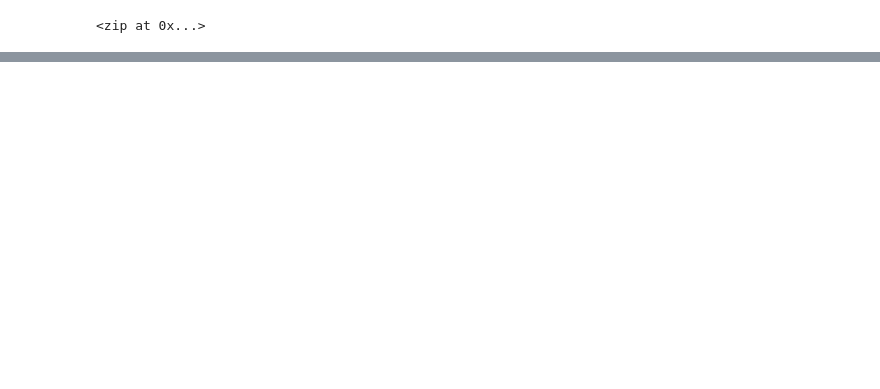
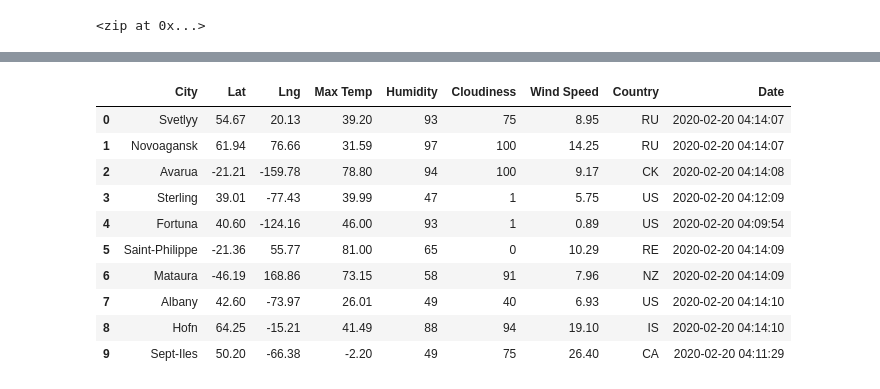
Before and after one commit to Franceskling/World_Weather_Analysis-, a Jupyter notebook: WeatherPy.ipynb, the cells around one changed output, grey strips where cells are left out. Cells and saved outputs as stored; diff of their text form; code cells hidden in the pictures; blank space fills up the shorter version.

```diff
--- a/WeatherPy.ipynb
+++ b/WeatherPy.ipynb
@@ -37,0 +47,4 @@ len(cities)
+# %%
+# Starting URL for Weather Map API Call.
+url = "http://api.openweathermap.org/data/2.5/weather?units=Imperial&APPID=" + weather_api_key
+print(url)
@@ -37,0 +53,5 @@ len(cities)
+# %%
+# Create an endpoint URL for a city.
+city_url = url + "&q=" + "Boston"
+city_weather = requests.get(city_url)
+city_weather.json()
@@ -37,0 +187,16 @@ len(cities)
+# %%
+# Convert the array of dictionaries to a Pandas DataFrame.
+city_data_df = pd.DataFrame(city_data)
+city_data_df.head(10)
+# %% [output]
+|  | City | Lat | Lng | Max Temp | Humidity | Cloudiness | Wind Speed | Country | Date |
+| 0 | Svetlyy | 54.67 | 20.13 | 39.20 | 93 | 75 | 8.95 | RU | 2020-02-20 04:14:07 |
+| 1 | Novoagansk | 61.94 | 76.66 | 31.59 | 97 | 100 | 14.25 | RU | 2020-02-20 04:14:07 |
+| 2 | Avarua | -21.21 | -159.78 | 78.80 | 94 | 100 | 9.17 | CK | 2020-02-20 04:14:08 |
+| 3 | Sterling | 39.01 | -77.43 | 39.99 | 47 | 1 | 5.75 | US | 2020-02-20 04:12:09 |
+| 4 | Fortuna | 40.60 | -124.16 | 46.00 | 93 | 1 | 0.89 | US | 2020-02-20 04:09:54 |
+| 5 | Saint-Philippe | -21.36 | 55.77 | 81.00 | 65 | 0 | 10.29 | RE | 2020-02-20 04:14:09 |
+| 6 | Mataura | -46.19 | 168.86 | 73.15 | 58 | 91 | 7.96 | NZ | 2020-02-20 04:14:09 |
+| 7 | Albany | 42.60 | -73.97 | 26.01 | 49 | 40 | 6.93 | US | 2020-02-20 04:14:10 |
+| 8 | Hofn | 64.25 | -15.21 | 41.49 | 88 | 94 | 19.10 | IS | 2020-02-20 04:14:10 |
+| 9 | Sept-Iles | 50.20 | -66.38 | -2.20 | 49 | 75 | 26.40 | CA | 2020-02-20 04:11:29 |
```
Also changed, not shown: parts of 13 cells of this notebook, 1 other file.
